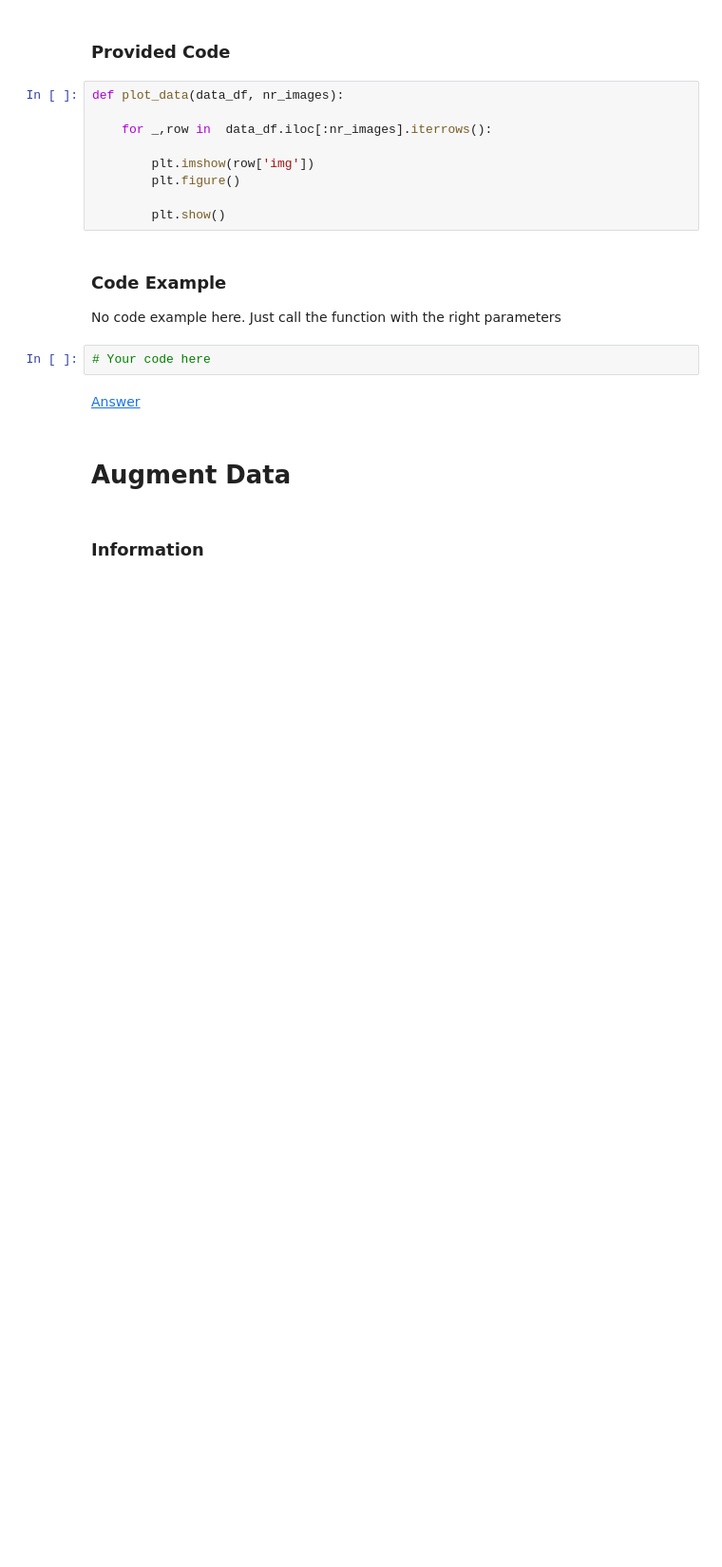
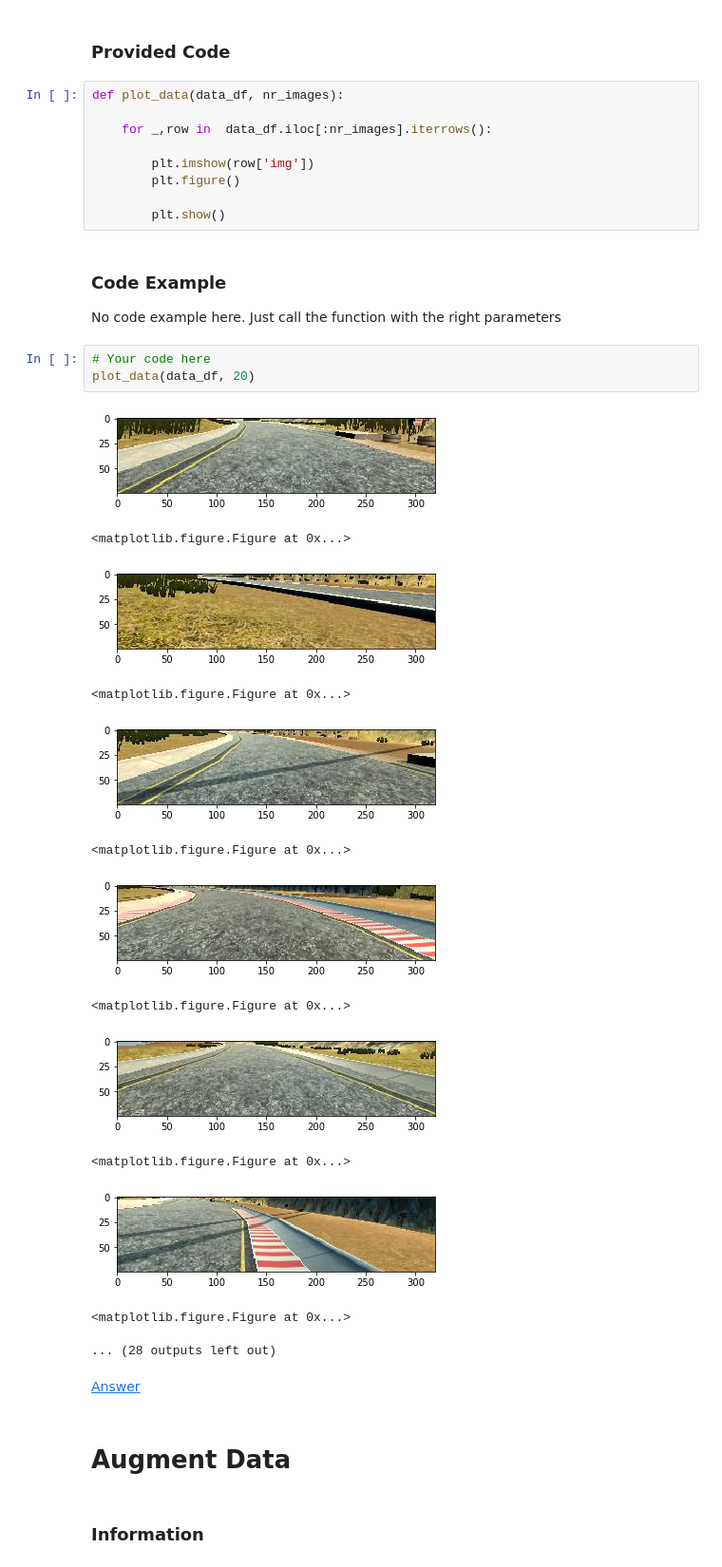
Before and after one commit to Gliganu/clujAI-self-driving-car-workshop, a Jupyter notebook: code/Self-Driving-Car.ipynb, the cells around one changed output. Shown at 95% size. Saved outputs shown, nothing was run; the diff lists cells and outputs as text; blank space fills up the shorter version.

```diff
--- a/code/Self-Driving-Car.ipynb
+++ b/code/Self-Driving-Car.ipynb
@@ -366,6 +372,21 @@ def plot_data(data_df, nr_images):
 No code example here. Just call the function with the right parameters
 # %%
 # Your code here
+plot_data(data_df, 20)
+# %% [output]
+[figure, added]
+<matplotlib.figure.Figure at 0x...>
+[figure, added]
+<matplotlib.figure.Figure at 0x...>
+[figure, added]
+<matplotlib.figure.Figure at 0x...>
+[figure, added]
+<matplotlib.figure.Figure at 0x...>
+[figure, added]
+<matplotlib.figure.Figure at 0x...>
+[figure, added]
+<matplotlib.figure.Figure at 0x...>
+... (28 outputs left out)
 # %% [markdown]
 [Answer](http://localhost:8887/edit/clujai_workspace/clujAI-self-driving-car-workshop/answers/visualize_answer.py)
 # %% [markdown]
```
Also changed, not shown: parts of 34 cells of this notebook, 4 other files.
